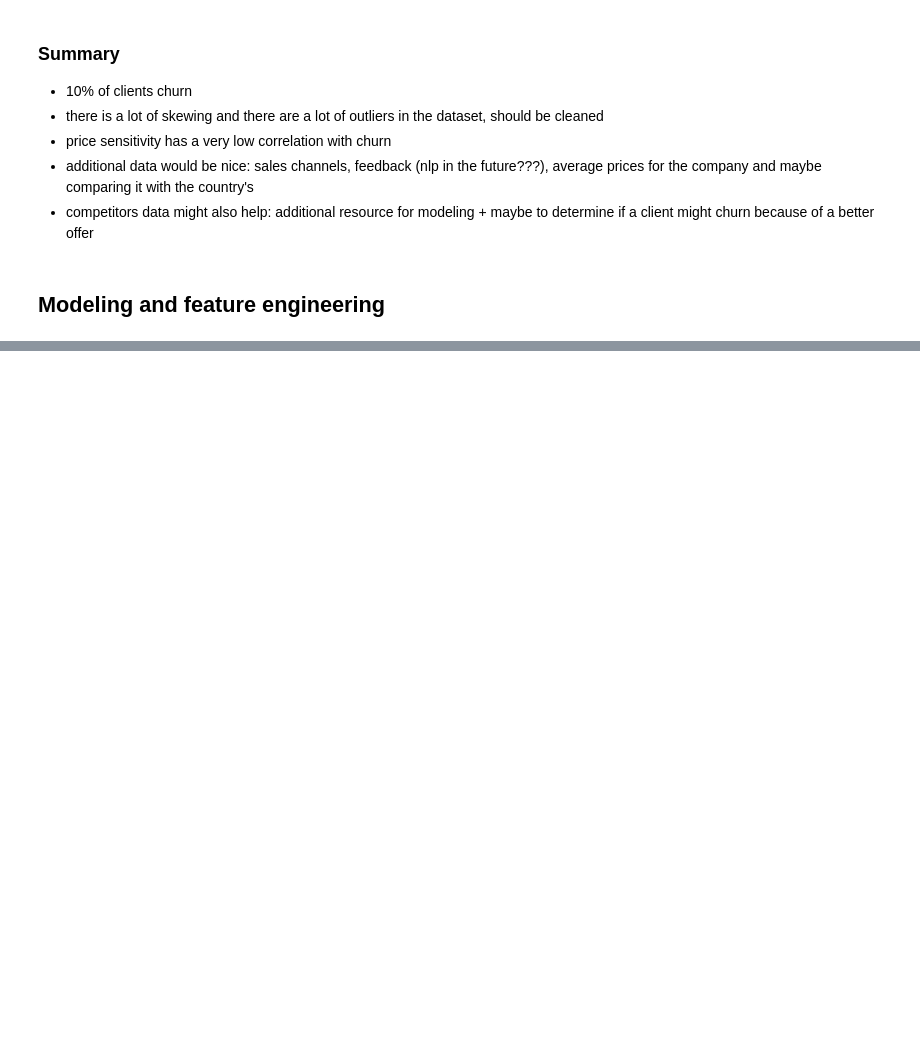
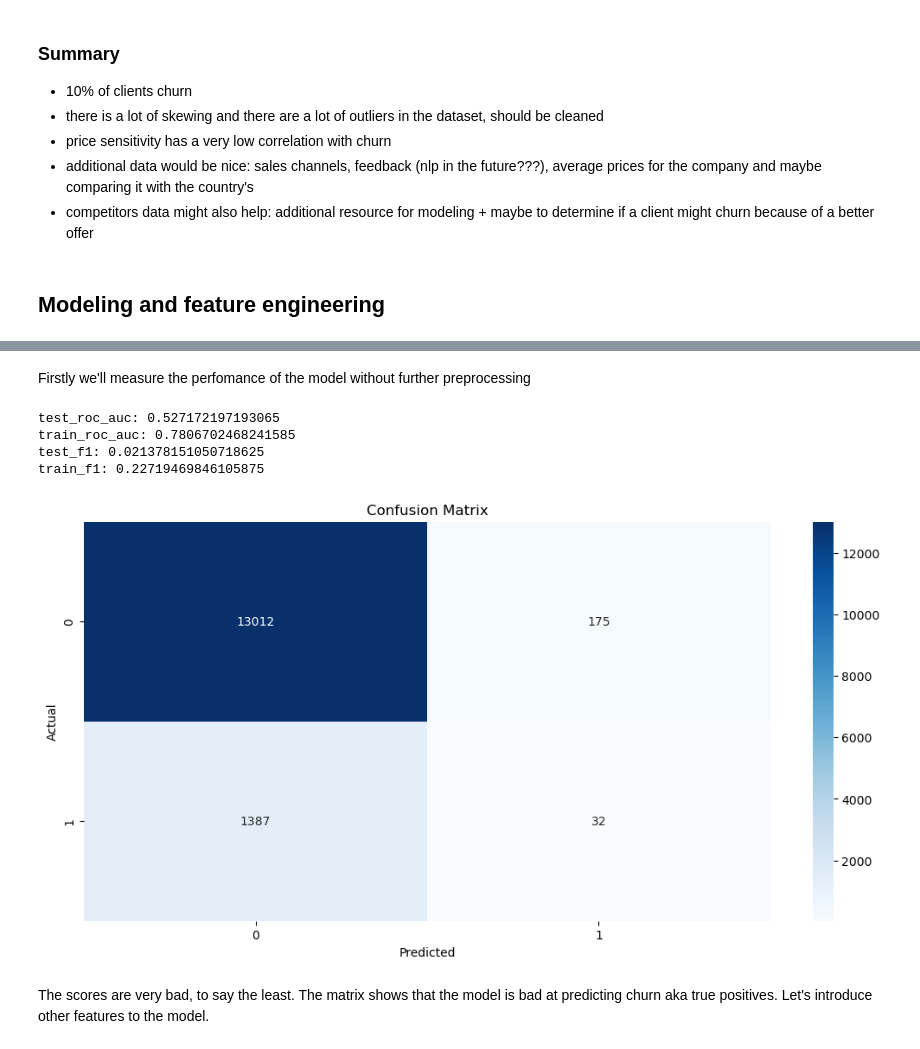
Before and after one commit to sersldmir/forage_collection, a Jupyter notebook: project.ipynb, the cells around one changed output, grey strips where cells are left out. Saved outputs shown, nothing was run; the diff lists cells and outputs as text; code cells hidden in the pictures; blank space fills up the shorter version.

Commit message:
First steps into feature engineering and modeling

```diff
--- a/project.ipynb
+++ b/project.ipynb
@@ -492,0 +617,2 @@ Still quite bad. Price should be reengineered
+# %% [markdown]
+Firstly we'll measure the perfomance of the model without further preprocessing
@@ -492,0 +631,57 @@ Still quite bad. Price should be reengineered
+# %%
+scores = cross_validate(rr, X, y, scoring=("roc_auc", "f1"), return_train_score=True)
+for score in scores:
+    if score!="fit_time" and score!="score_time":
+        print(f"{score}: {scores[score].mean()}")
+# %% [output]
+test_roc_auc: 0.527172197193065
+train_roc_auc: 0.7806702468241585
+test_f1: 0.021378151050718625
+train_f1: 0.22719469846105875
+# %%
+import copy as cp
+import numpy as np
+import matplotlib.pyplot as plt
+import seaborn as sns
+
+def cross_val_predict(model, X, y, kfold = StratifiedKFold(n_splits=5, shuffle=True)):
+
+    model_ = cp.deepcopy(model)
+    actual_classes = np.empty([0], dtype=int)
+    predicted_classes = np.empty([0], dtype=int)
+
+    for train_ndx, test_ndx in kfold.split(X, y):
+
+        train_X, train_y, test_X, test_y = X[train_ndx], y[train_ndx], X[test_ndx], y[test_ndx]
+
+        actual_classes = np.append(actual_classes, test_y)
+        no_classes = len(np.unique(y))
+
+        model_.fit(train_X, train_y)
+        predicted_classes = np.append(predicted_classes, model_.predict(test_X))
+        predicted_proba = np.empty([0, no_classes])
+
+        try:
+            predicted_proba = np.append(predicted_proba, model_.predict_proba(test_X), axis=0)
+        except:
+            predicted_proba = np.append(predicted_proba, np.zeros((len(test_X), no_classes), dtype=float), axis=0)
+
+    return actual_classes, predicted_classes, predicted_proba
+
+def plot_confusion_matrix(actual_classes, predicted_classes):
+
+    matrix = confusion_matrix(y_true=actual_classes, y_pred=predicted_classes)
+
+    plt.figure(figsize=(12.8,6))
+    sns.heatmap(matrix, annot=True, cmap="Blues", fmt="g")
+    plt.xlabel('Predicted')
+    plt.ylabel('Actual')
+    plt.title('Confusion Matrix')
+    plt.show()
+# %%
+actual, predicted, proba = cross_val_predict(rr, X.to_numpy(), y.to_numpy())
+plot_confusion_matrix(actual, predicted)
+# %% [output]
+[figure, added]
+# %% [markdown]
+The scores are very bad, to say the least. The matrix shows that the model is bad at predicting churn aka true positives. Let's introduce other features to the model.
```
Also changed, not shown: parts of 11 cells of this notebook.
